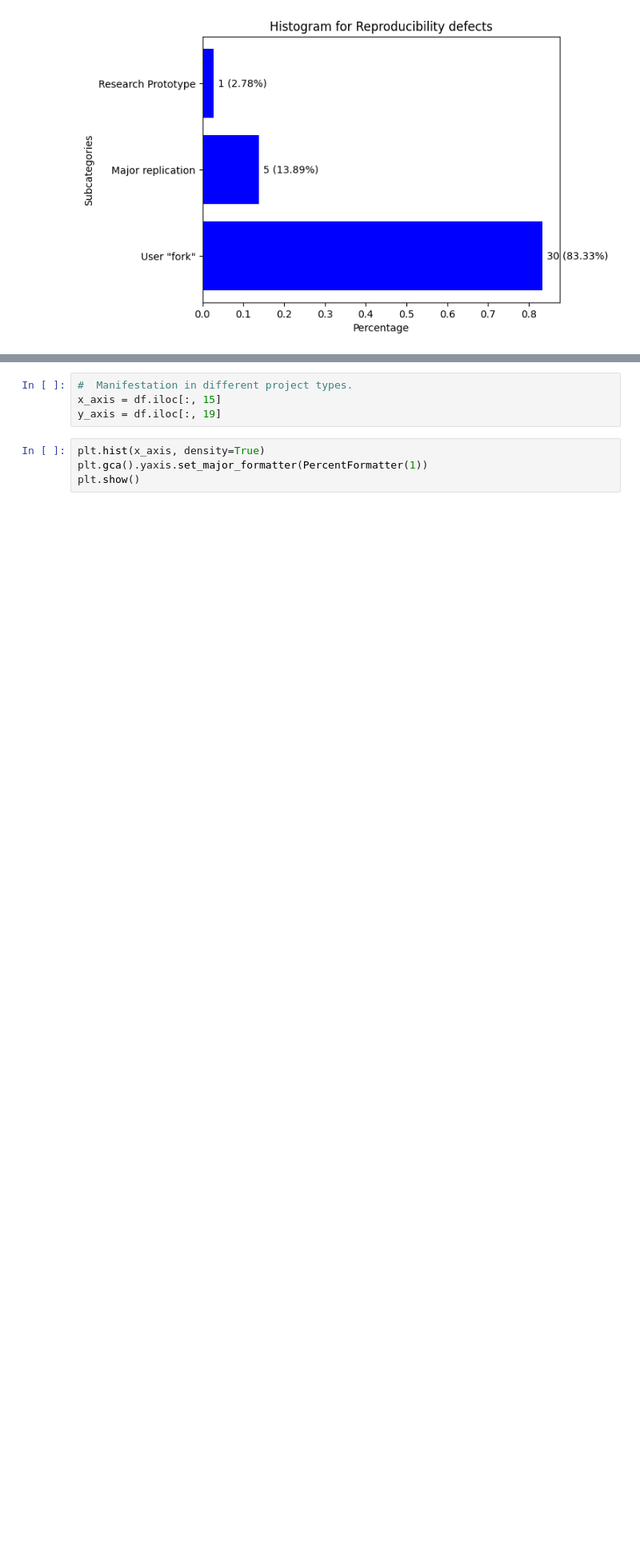
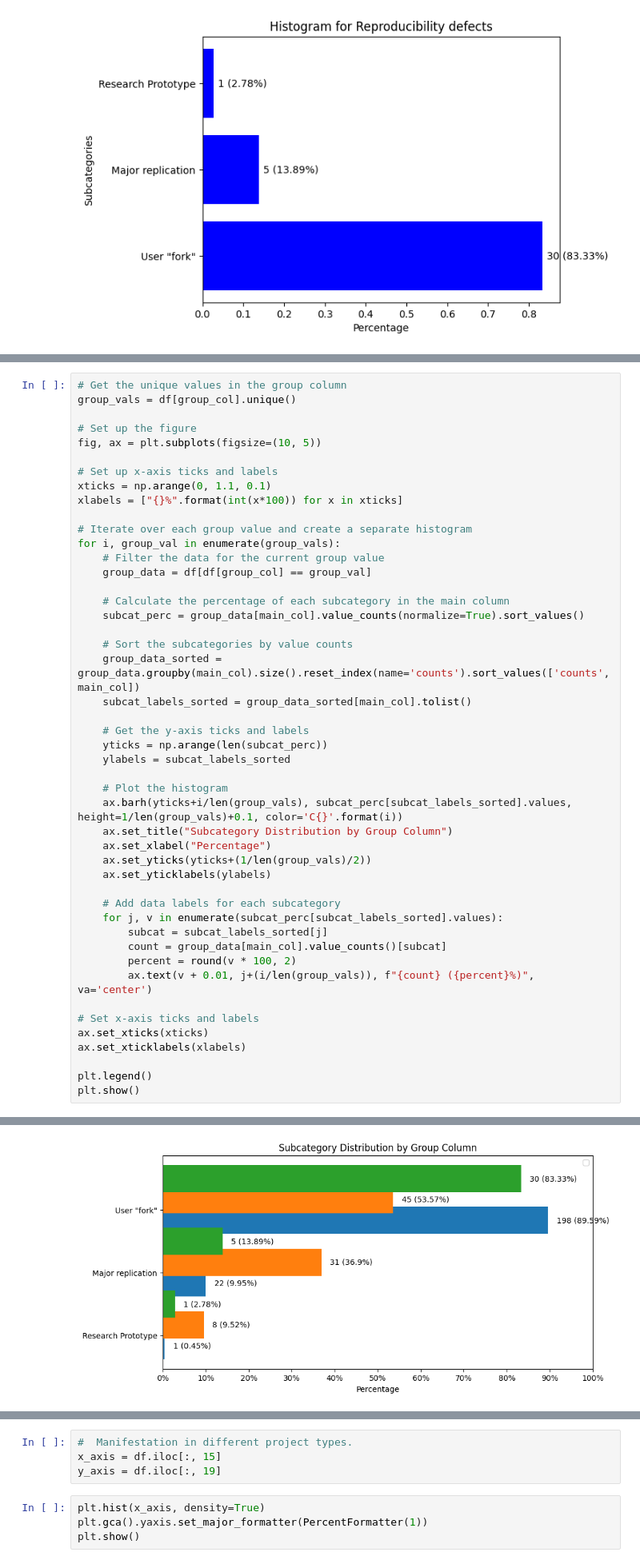
Before and after one commit to Wenxin-Jiang/EMSE-CVReengineering-Artifact, a Jupyter notebook: bug-study/plots.ipynb, the cells around one changed output, grey strips where cells are left out. Shown at 80% size. Saved outputs shown, nothing was run; the diff lists cells and outputs as text; blank space fills up the shorter version.

```diff
--- a/bug-study/plots.ipynb
+++ b/bug-study/plots.ipynb
@@ -116,0 +232,48 @@ for group_val in group_vals:
+# %%
+# Get the unique values in the group column
+group_vals = df[group_col].unique()
+
+# Set up the figure
+fig, ax = plt.subplots(figsize=(10, 5))
+
+# Set up x-axis ticks and labels
+xticks = np.arange(0, 1.1, 0.1)
+xlabels = ["{}%".format(int(x*100)) for x in xticks]
+
+# Iterate over each group value and create a separate histogram
+for i, group_val in enumerate(group_vals):
+    # Filter the data for the current group value
+    group_data = df[df[group_col] == group_val]
+
+    # Calculate the percentage of each subcategory in the main column
+    subcat_perc = group_data[main_col].value_counts(normalize=True).sort_values()
+
+    # Sort the subcategories by value counts
+    group_data_sorted = group_data.groupby(main_col).size().reset_index(name='counts').sort_values(['counts', main_col])
+    subcat_labels_sorted = group_data_sorted[main_col].tolist()
+
+    # Get the y-axis ticks and labels
+    yticks = np.arange(len(subcat_perc))
+    ylabels = subcat_labels_sorted
+
+    # Plot the histogram
+    ax.barh(yticks+i/len(group_vals), subcat_perc[subcat_labels_sorted].values, height=1/len(group_vals)+0.1, color='C{}'.format(i))
+    ax.set_title("Subcategory Distribution by Group Column")
+    ax.set_xlabel("Percentage")
+    ax.set_yticks(yticks+(1/len(group_vals)/2))
+    ax.set_yticklabels(ylabels)
+
+    # Add data labels for each subcategory
+    for j, v in enumerate(subcat_perc[subcat_labels_sorted].values):
+        subcat = subcat_labels_sorted[j]
+        count = group_data[main_col].value_counts()[subcat]
+        percent = round(v * 100, 2)
+        ax.text(v + 0.01, j+(i/len(group_vals)), f"{count} ({percent}%)", va='center')
+
+# Set x-axis ticks and labels
+ax.set_xticks(xticks)
+ax.set_xticklabels(xlabels)
+
+plt.legend()
+plt.show()
+# %% [output]
@@ -116,0 +281 @@ for group_val in group_vals:
+[figure, added]
```
Also changed, not shown: parts of 7 cells of this notebook, 1 other file.
